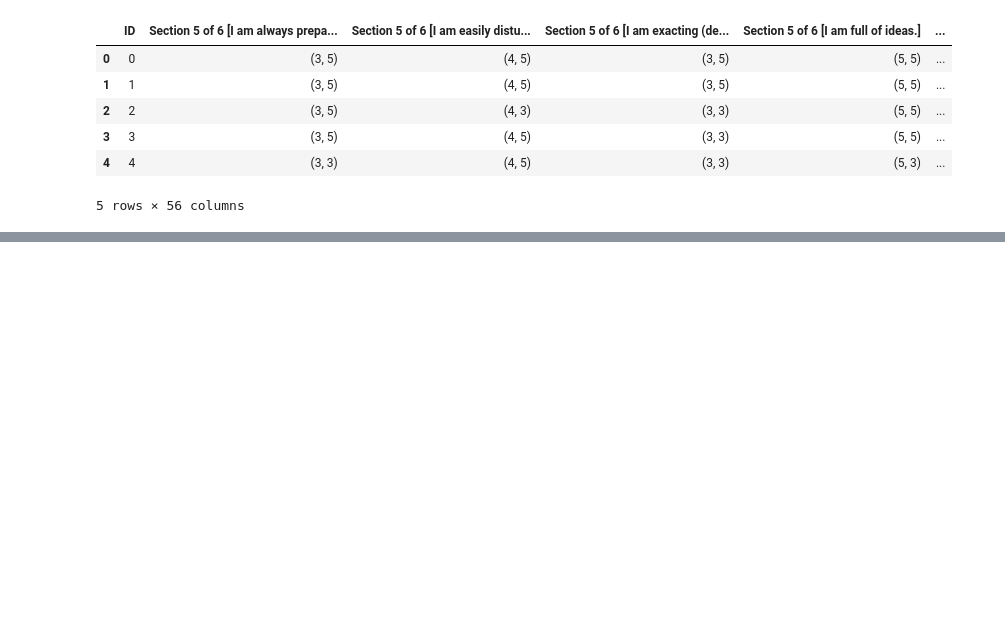
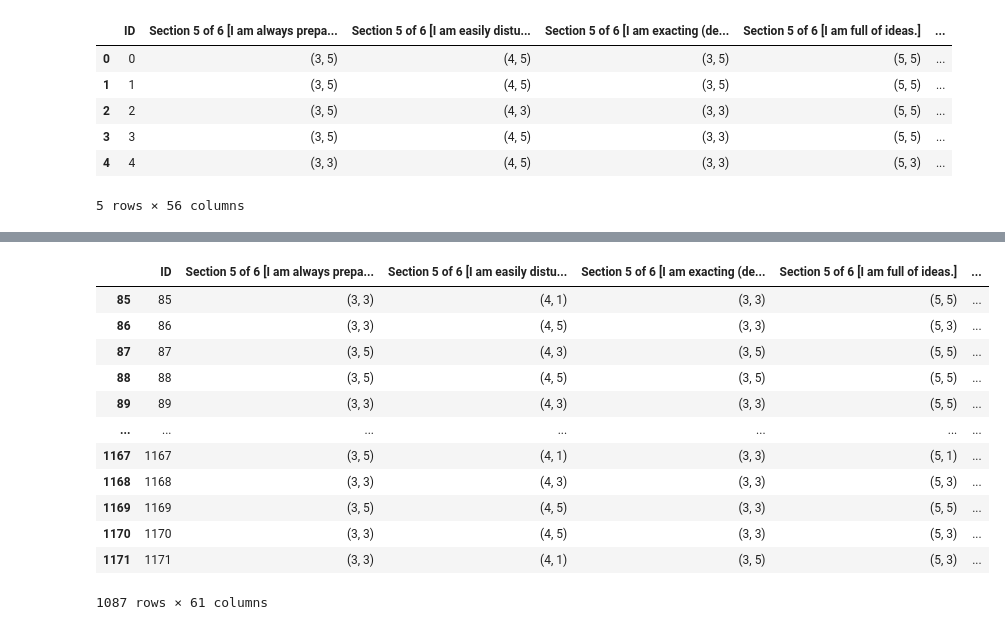
Before and after one commit to thabomayika/data_wrangling, a Jupyter notebook: data_wrangling.ipynb, the cells around one changed output, grey strips where cells are left out. Saved outputs shown, nothing was run; the diff lists cells and outputs as text; code cells hidden in the pictures; blank space fills up the shorter version.

```diff
--- a/data_wrangling.ipynb
+++ b/data_wrangling.ipynb
@@ -103,0 +110,3 @@ df.head()
+# %%
+df_departments = pd.read_csv('departments.csv', sep=';')
+df_departments.head()
@@ -103,0 +120,3 @@ df.head()
+# %%
+df_merge = pd.merge(df, df_departments, on=None, how='outer')
+df_merge.head()
@@ -103,0 +140,16 @@ df.head()
+# %%
+def risk_status(score, name):
+    mean = df_merge[name].mean()
+    standiv = df_merge[name].std()
+    high = (mean + standiv)/2
+    low = (mean - standiv)/2
+    if score >= high:
+        return 'high'
+    else:
+        return 'low'
+# %%
+df['Conscienctiousness levels'] = df_merge['Conscienctiousness'].apply(lambda column : risk_status(column,'Conscienctiousness'))
+df['Emotional Stablility levels'] = df_merge['Emotional Stablility'].apply(lambda column : risk_status(column,'Emotional Stablility'))
+df['Openness levels'] = df_merge['Openness'].apply(lambda column : risk_status(column,'Openness'))
+df['Agreeable levels'] = df_merge['Agreeable'].apply(lambda column : risk_status(column,'Agreeable'))
+df['Extraversion levels'] = df_merge['Extraversion'].apply(lambda column : risk_status(column,'Extraversion'))
@@ -103,0 +166,16 @@ df.head()
+# %%
+df.loc[85:1171, :]
+# %% [output]
+|  | ID | Section 5 of 6 [I am always prepa... | Section 5 of 6 [I am easily distu... | Section 5 of 6 [I am exacting (de... | Section 5 of 6 [I am full of ideas.] | ... |
+| 85 | 85 | (3, 3) | (4, 1) | (3, 3) | (5, 5) | ... |
+| 86 | 86 | (3, 3) | (4, 5) | (3, 3) | (5, 3) | ... |
+| 87 | 87 | (3, 5) | (4, 3) | (3, 5) | (5, 5) | ... |
+| 88 | 88 | (3, 5) | (4, 5) | (3, 5) | (5, 5) | ... |
+| 89 | 89 | (3, 3) | (4, 3) | (3, 3) | (5, 5) | ... |
+| ... | ... | ... | ... | ... | ... | ... |
+| 1167 | 1167 | (3, 5) | (4, 1) | (3, 3) | (5, 1) | ... |
+| 1168 | 1168 | (3, 3) | (4, 3) | (3, 3) | (5, 3) | ... |
+| 1169 | 1169 | (3, 5) | (4, 5) | (3, 3) | (5, 5) | ... |
+| 1170 | 1170 | (3, 3) | (4, 5) | (3, 3) | (5, 3) | ... |
+| 1171 | 1171 | (3, 3) | (4, 1) | (3, 5) | (5, 3) | ... |
+1087 rows × 61 columns
```
Also changed, not shown: parts of 9 cells of this notebook.
